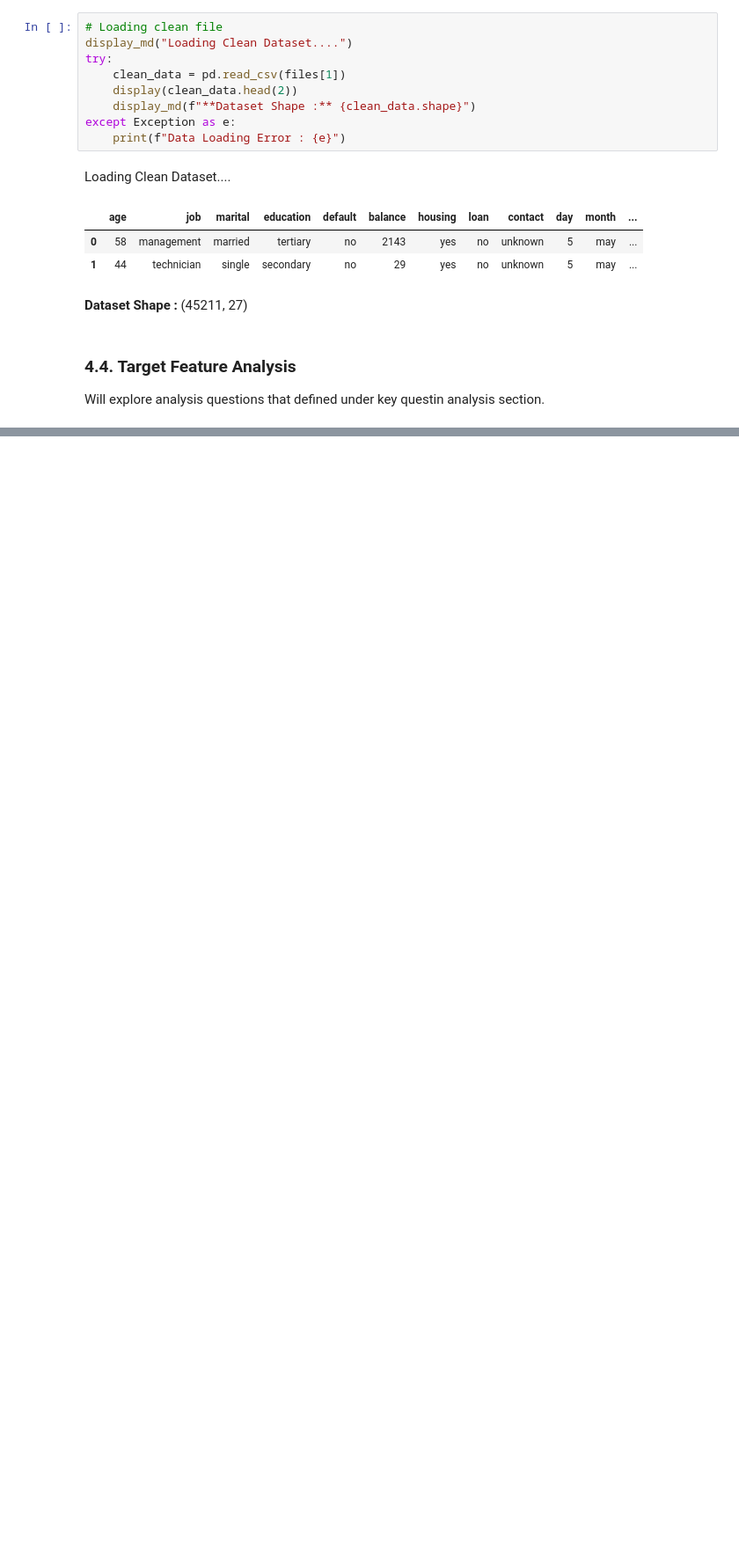
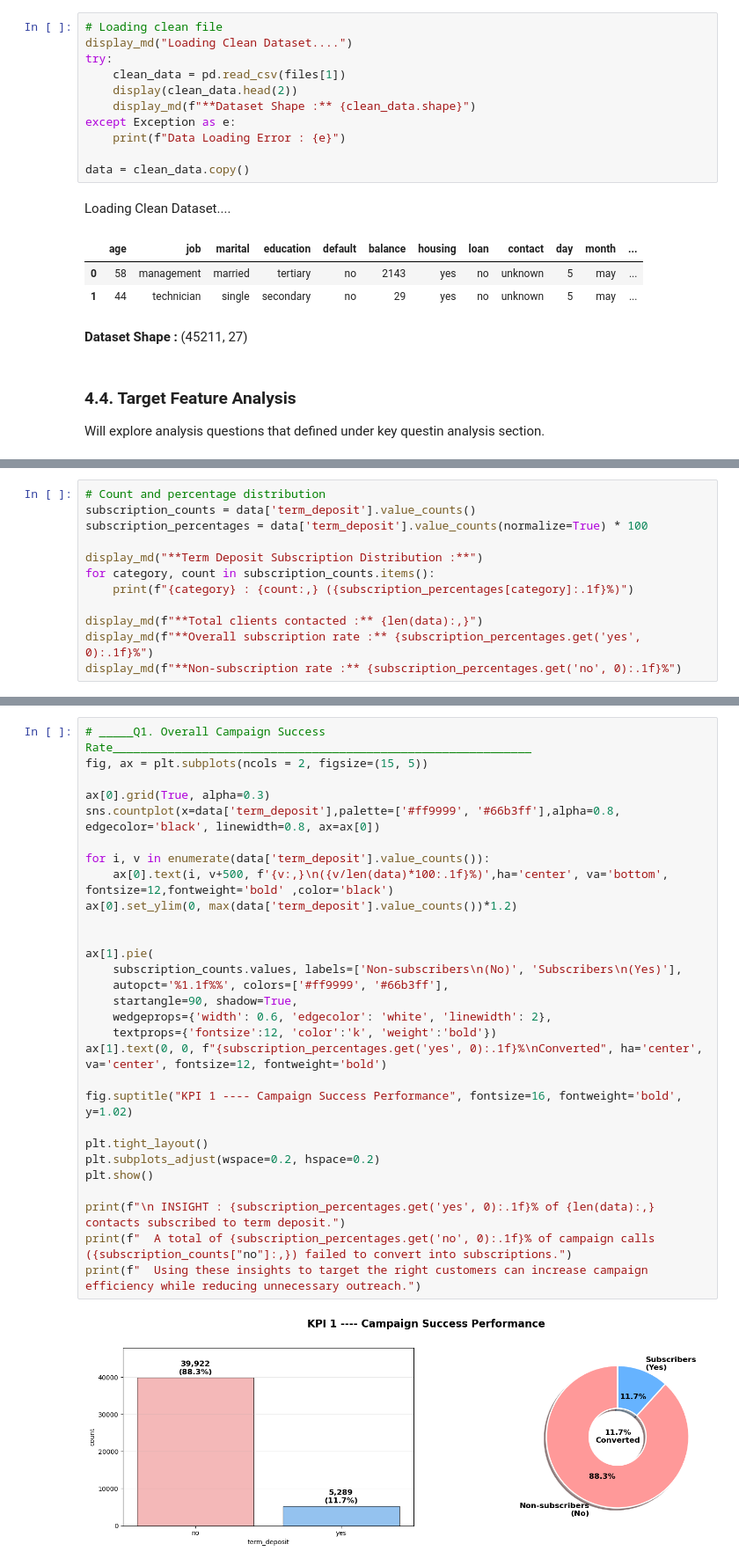
Before and after one commit to annugit1655/Bank-TeleMarketing, a Jupyter notebook: notebooks/02-bivariate-correlation-analysis.ipynb, the cells around one changed output, grey strips where cells are left out. Shown at 88% size. Drawn from its saved outputs; the diff is of its cells as text; blank space fills up the shorter version.

```diff
--- a/notebooks/02-bivariate-correlation-analysis.ipynb
+++ b/notebooks/02-bivariate-correlation-analysis.ipynb
@@ -81,6 +81,8 @@ try:
     display_md(f"**Dataset Shape :** {clean_data.shape}")
 except Exception as e:
     print(f"Data Loading Error : {e}")
+
+data = clean_data.copy()
 # %% [output]
 Loading Clean Dataset....
 |  | age | job | marital | education | default | balance | housing | loan | contact | day | month | ... |
@@ -93,0 +111,12 @@ Will explore analysis questions that defined under key questin analysis section.
+# %%
+# Count and percentage distribution
+subscription_counts = data['term_deposit'].value_counts()
+subscription_percentages = data['term_deposit'].value_counts(normalize=True) * 100
+
+display_md("**Term Deposit Subscription Distribution :**")
+for category, count in subscription_counts.items():
+    print(f"{category} : {count:,} ({subscription_percentages[category]:.1f}%)")
+
+display_md(f"**Total clients contacted :** {len(data):,}")
+display_md(f"**Overall subscription rate :** {subscription_percentages.get('yes', 0):.1f}%")
+display_md(f"**Non-subscription rate :** {subscription_percentages.get('no', 0):.1f}%")
@@ -93,0 +132,31 @@ Will explore analysis questions that defined under key questin analysis section.
+# %%
+# _____Q1. Overall Campaign Success Rate_____________________________________________________________
+fig, ax = plt.subplots(ncols = 2, figsize=(15, 5))
+
+ax[0].grid(True, alpha=0.3)
+sns.countplot(x=data['term_deposit'],palette=['#ff9999', '#66b3ff'],alpha=0.8, edgecolor='black', linewidth=0.8, ax=ax[0])
+
+for i, v in enumerate(data['term_deposit'].value_counts()):
+    ax[0].text(i, v+500, f'{v:,}\n({v/len(data)*100:.1f}%)',ha='center', va='bottom', fontsize=12,fontweight='bold' ,color='black')
+ax[0].set_ylim(0, max(data['term_deposit'].value_counts())*1.2)
+
+
+ax[1].pie(
+    subscription_counts.values, labels=['Non-subscribers\n(No)', 'Subscribers\n(Yes)'],
+    autopct='%1.1f%%', colors=['#ff9999', '#66b3ff'],
+    startangle=90, shadow=True,
+    wedgeprops={'width': 0.6, 'edgecolor': 'white', 'linewidth': 2},
+    textprops={'fontsize':12, 'color':'k', 'weight':'bold'})
+ax[1].text(0, 0, f"{subscription_percentages.get('yes', 0):.1f}%\nConverted", ha='center', va='center', fontsize=12, fontweight='bold')
+
+fig.suptitle("KPI 1 ---- Campaign Success Performance", fontsize=16, fontweight='bold', y=1.02)
+
+plt.tight_layout()
+plt.subplots_adjust(wspace=0.2, hspace=0.2)
+plt.show()
+
+print(f"\n INSIGHT : {subscription_percentages.get('yes', 0):.1f}% of {len(data):,} contacts subscribed to term deposit.")
+print(f"  A total of {subscription_percentages.get('no', 0):.1f}% of campaign calls ({subscription_counts["no"]:,}) failed to convert into subscriptions.")
+print(f"  Using these insights to target the right customers can increase campaign efficiency while reducing unnecessary outreach.")
+# %% [output]
+[figure, added]
```
Also changed, not shown: parts of 29 cells of this notebook.
